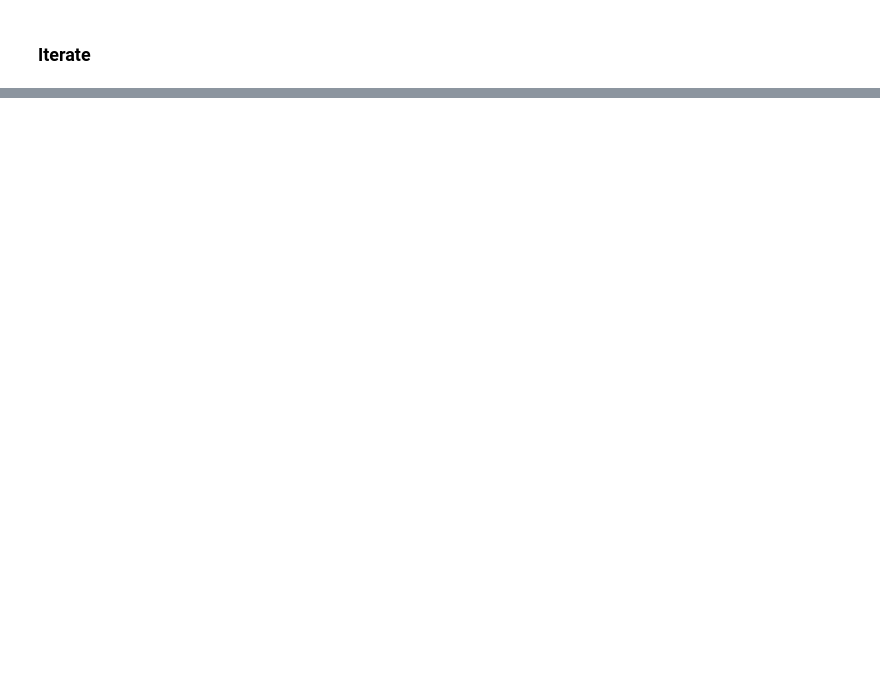
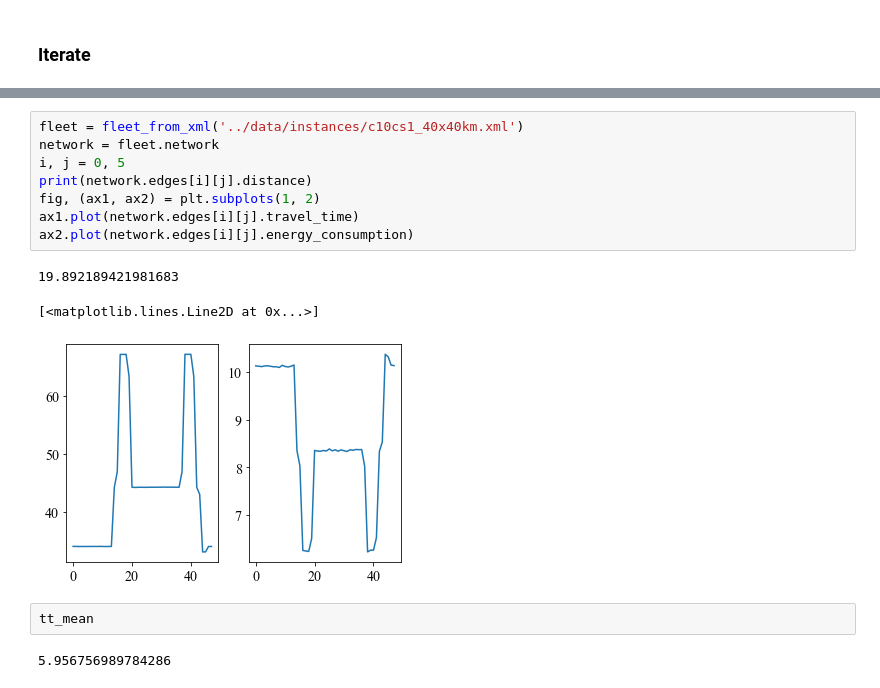
Before and after one commit to jpfutalef/DynamicStochasticElectricVRP, a Jupyter notebook: notebooks/instanceCreatorUtility.ipynb, the cells around one changed output, grey strips where cells are left out. Drawn from its saved outputs; the diff is of its cells as text; blank space fills up the shorter version.

```diff
--- a/notebooks/instanceCreatorUtility.ipynb
+++ b/notebooks/instanceCreatorUtility.ipynb
@@ -250,3 +251,19 @@ for (n_customers, n_charg_sta) in description:
     # Save
     path = f'../data/instances/c{n_customers}cs{n_charg_sta}_{maxx-minx}x{maxy-miny}km.xml'
     fleet.write_xml(path, True)
+# %%
+fleet = fleet_from_xml('../data/instances/c10cs1_40x40km.xml')
+network = fleet.network
+i, j = 0, 5
+print(network.edges[i][j].distance)
+fig, (ax1, ax2) = plt.subplots(1, 2)
+ax1.plot(network.edges[i][j].travel_time)
+ax2.plot(network.edges[i][j].energy_consumption)
+# %% [output]
+19.892189421981683
+[<matplotlib.lines.Line2D at 0x...>]
+[figure, added]
+# %%
+tt_mean
+# %% [output]
+5.956756989784286
```
Also changed, not shown: parts of 5 cells of this notebook, 9 other files.
